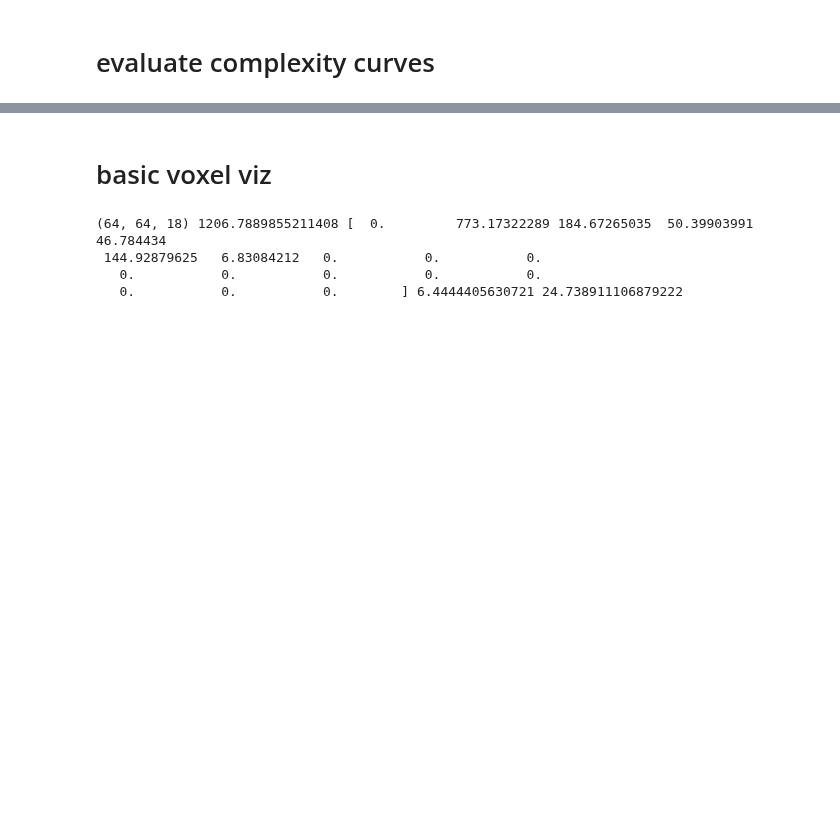
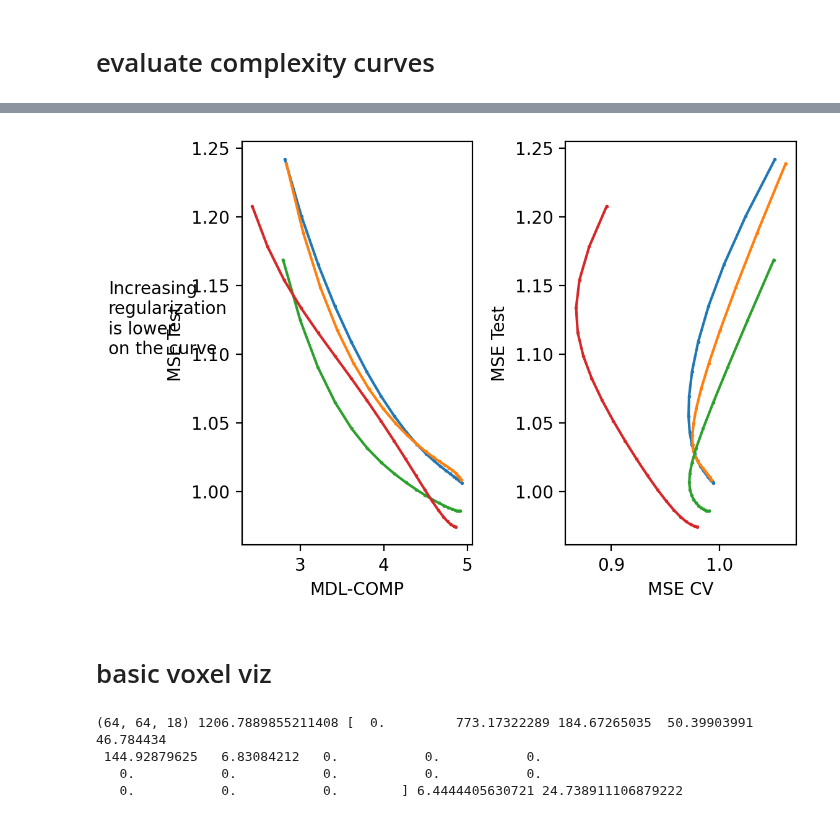
Before and after one commit to csinva/mdl-complexity, a Jupyter notebook: fmri/analyze_fmri.ipynb, the cells around one changed output, grey strips where cells are left out. Drawn from its saved outputs; the diff is of its cells as text; code cells hidden in the pictures; blank space fills up the shorter version.

```diff
--- a/fmri/analyze_fmri.ipynb
+++ b/fmri/analyze_fmri.ipynb
@@ -142,3 +159,23 @@ r['lambda_opt']
+# %%
+R, C = 1, 2
+plt.figure(dpi=200)
+for i in range(min(5, r.shape[0])): #r.shape[0]):
+    row = r.iloc[i]
+    plt.subplot(R, C, 1)
+    plt.plot(row['mdl_comps'], row['mse_tests'], 'o-', ms=1)
+    plt.xlabel('MDL-COMP')
+    plt.ylabel('MSE Test')
+
+    plt.subplot(R, C, 2)
+    plt.plot(row['cv_values'].mean(axis=0), row['mse_tests'], 'o-', ms=1)
+    plt.xlabel('MSE CV')
+    plt.ylabel('MSE Test')
+
+plt.subplot(R, C, 1)
+plt.text(0.7, 1.1, 'Increasing\nregularization\nis lower\non the curve')
+plt.tight_layout()
+# %% [output]
+[figure, added]
 # %% [markdown]
 # basic voxel viz
 # %%
```
Also changed, not shown: parts of 11 cells of this notebook, 2 other files.
